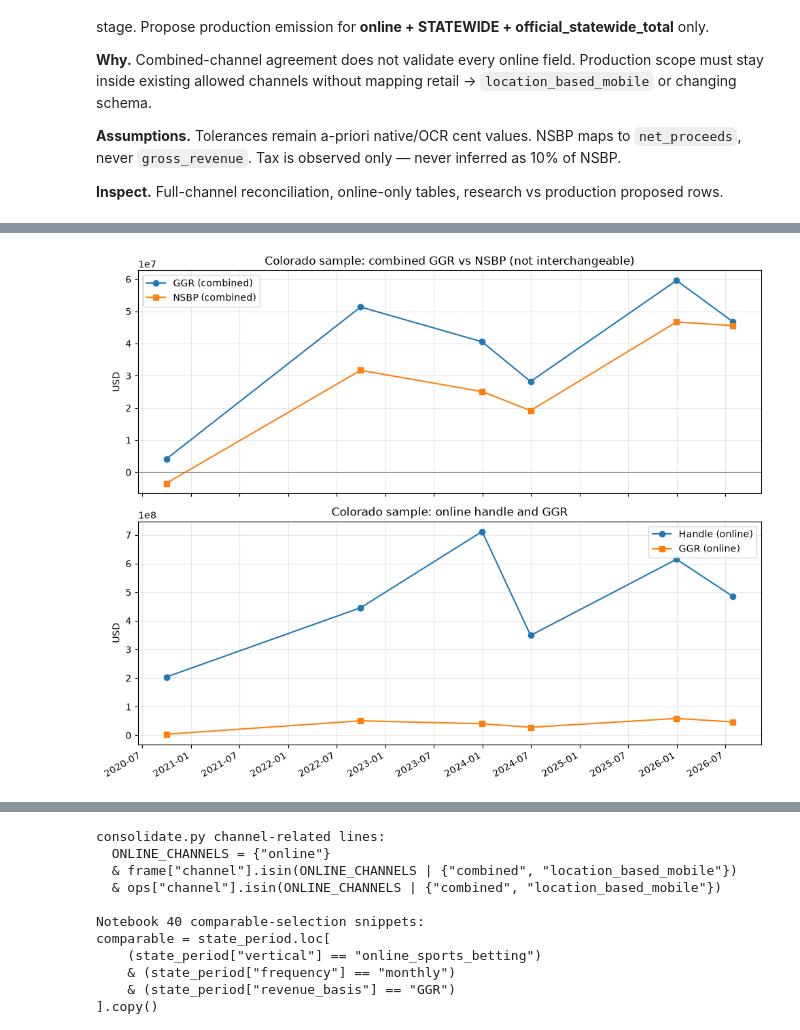
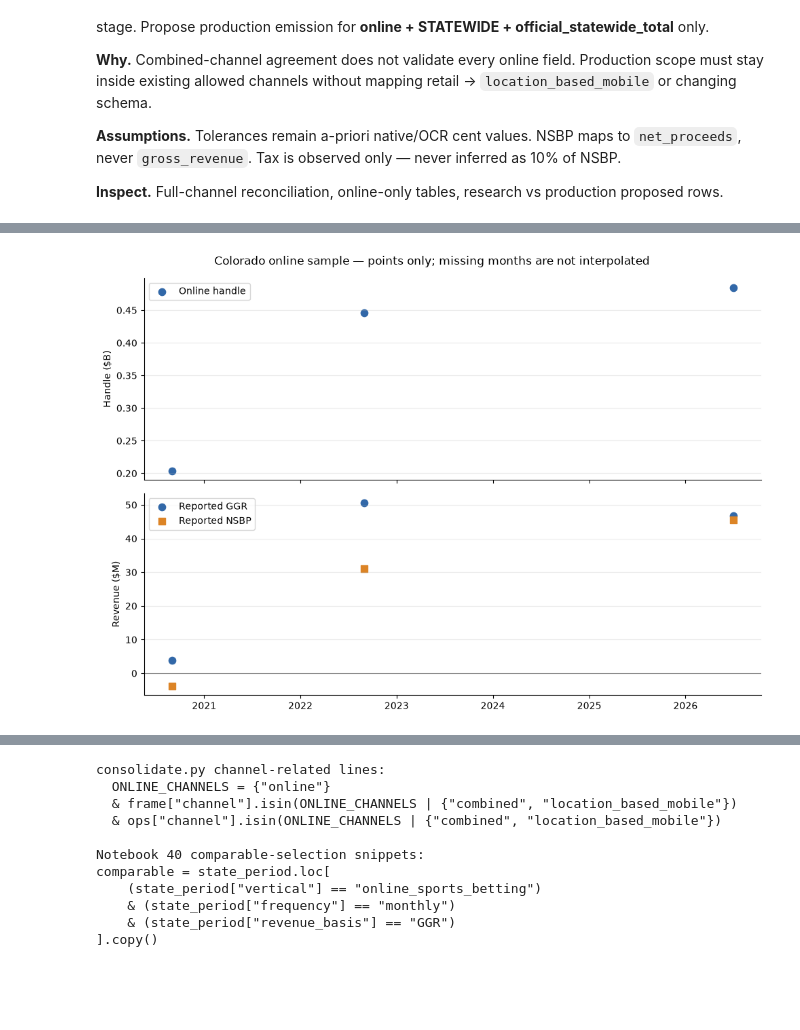
Before and after one commit to seangelb/researchOS, a Jupyter notebook: gaming/notebooks/45_colorado_source_walkthrough.ipynb, the cells around one changed output, grey strips where cells are left out. Saved outputs shown, nothing was run; the diff lists cells and outputs as text; code cells hidden in the pictures; blank space fills up the shorter version.

```diff
--- a/gaming/notebooks/45_colorado_source_walkthrough.ipynb
+++ b/gaming/notebooks/45_colorado_source_walkthrough.ipynb
@@ -969,6 +830,7 @@ for row in summary.itertuples(index=False):
                 "period_end": meta["report_period_end"],
                 "channel": channel,
                 "frequency": "monthly",
+                "source_sign_review": bool(row.source_sign_review),
                 "handle": getattr(row, f"handle_{suffix}"),
                 "payouts": getattr(row, f"payouts_{suffix}"),
                 "gross_gaming_revenue": getattr(row, f"ggr_{suffix}"),
@@ -981,12 +843,14 @@ for row in summary.itertuples(index=False):
                 "source_sha256": meta["source_sha256"],
                 "retrieved_at_utc": meta["retrieved_at_utc"],
                 "publication_timestamp": meta["publication_timestamp"],
-                "report_status": "as_published_on_landing",
+                "report_status": "retained_review_snapshot",
             }
         )
 
 monthly_obs = pd.DataFrame(channel_frames)
 display(monthly_obs)
-print("Observation count:", len(monthly_obs), "(expected 18 = 6 months × 3 channels)")
+print("Audit rows:", len(monthly_obs), "(6 months × 3 channels; includes deferred/null rows)")
 assert len(monthly_obs) == 18
+
+assert not monthly_obs.duplicated(["period", "channel"]).any()
 # %% [output]
@@ -1507,62 +1376,22 @@ Research-stage rows (retail/online/combined retained for reconciliation):
 # %%
-chart = (
-    monthly_obs.loc[monthly_obs["channel"].isin(["combined", "online"])]
-    .copy()
-)
-chart["period_end_dt"] = pd.to_datetime(chart["period_end"])
-
-display(
-    chart.pivot_table(
-        index="period_end_dt",
-        columns="channel",
-        values=["handle", "gross_gaming_revenue", "net_sports_betting_proceeds"],
-        aggfunc="first",
-    ).sort_index()
-)
-
-fig, axes = plt.subplots(2, 1, figsize=(10, 8), sharex=True)
-
-combined = chart.loc[chart["channel"] == "combined"].sort_values("period_end_dt")
-axes[0].plot(
-    combined["period_end_dt"],
-    combined["gross_gaming_revenue"],
-    marker="o",
-    label="GGR (combined)",
-)
-axes[0].plot(
-    combined["period_end_dt"],
-    combined["net_sports_betting_proceeds"],
-    marker="s",
-    label="NSBP (combined)",
-)
-axes[0].axhline(0, color="0.5", linewidth=0.8)
-axes[0].set_ylabel("USD")
-axes[0].set_title("Colorado sample: combined GGR vs NSBP (not interchangeable)")
-axes[0].legend(loc="best")
-axes[0].grid(True, alpha=0.3)
-
-online = chart.loc[chart["channel"] == "online"].sort_values("period_end_dt")
-axes[1].plot(
-    online["period_end_dt"],
-    online["handle"],
-    marker="o",
-    label="Handle (online)",
-)
-axes[1].plot(
-    online["period_end_dt"],
-    online["gross_gaming_revenue"],
-    marker="s",
-    label="GGR (online)",
-)
-axes[1].set_ylabel("USD")
-axes[1].set_title("Colorado sample: online handle and GGR")
-axes[1].legend(loc="best")
-axes[1].grid(True, alpha=0.3)
-
+chart = monthly_obs.loc[monthly_obs.channel == "online"].copy()
+chart["date"] = pd.to_datetime(chart.period_start)
+display(chart[["period", "extract_method", "handle", "gross_gaming_revenue", "net_sports_betting_proceeds"]])
+fig, axes = plt.subplots(2, 1, figsize=(10, 7), sharex=True)
+axes[0].scatter(chart.date, chart.handle / 1e9, color="#3268a8", s=55, label="Online handle")
+axes[0].set_ylabel("Handle ($B)")
+axes[1].scatter(chart.date, chart.gross_gaming_revenue / 1e6, color="#3268a8", s=55, label="Reported GGR")
+axes[1].scatter(chart.date, chart.net_sports_betting_proceeds / 1e6, color="#dc8426", marker="s", s=45, label="Reported NSBP")
+axes[1].set_ylabel("Revenue ($M)")
+axes[1].axhline(0, color="0.5", linewidth=.8)
 for ax in axes:
-    ax.xaxis.set_major_formatter(mdates.DateFormatter("%Y-%m"))
-    ax.xaxis.set_major_locator(mdates.MonthLocator(interval=6))
-fig.autofmt_xdate()
+    locator = mdates.AutoDateLocator(minticks=4, maxticks=7)
+    ax.xaxis.set_major_locator(locator)
+    ax.xaxis.set_major_formatter(mdates.ConciseDateFormatter(locator))
+    ax.grid(axis="y", alpha=.25)
+    ax.legend(loc="best")
+    ax.spines[["top", "right"]].set_visible(False)
+fig.suptitle("Colorado online sample — points only; missing months are not interpolated")
 fig.tight_layout()
 plt.show()
 # %% [output]
@@ -1578,4 +1405,4 @@ plt.show()
-[figure, old version]
+[figure, new version]
 # %% [markdown]
 ## 12. Supporting HB 21-1292 city report (optional cross-check)
 
```
Also changed, not shown: parts of 27 cells of this notebook, 6 other files.
